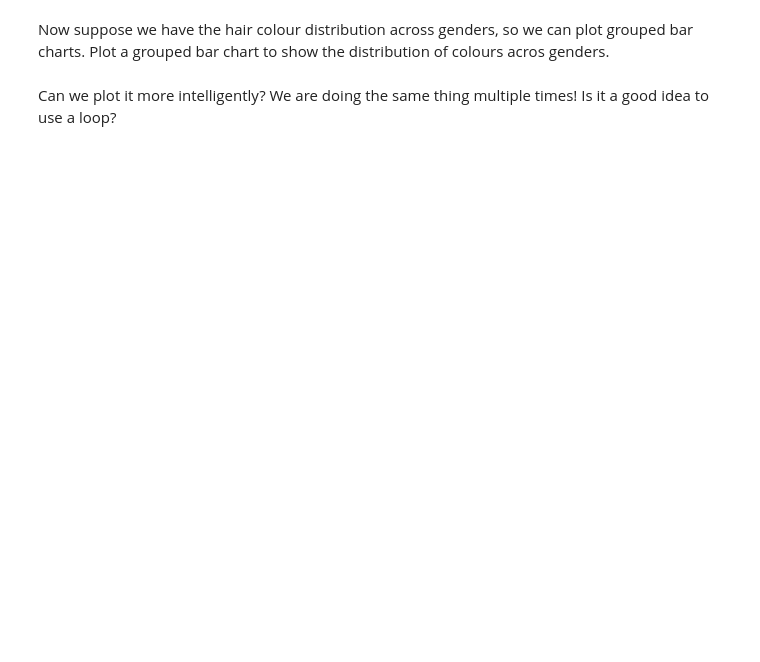
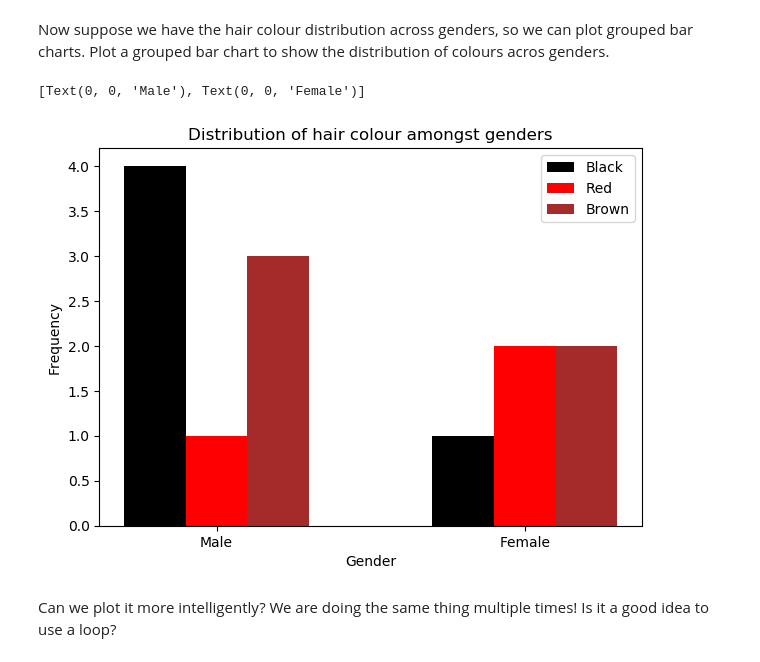
Before and after one commit to gaoshangdeakin/SIT384-Jupyter, a Jupyter notebook: SIT384P04A-Matplotlib Plot.ipynb, the cells around one changed output. Cells and saved outputs as stored; diff of their text form; code cells hidden in the pictures; blank space fills up the shorter version.

```diff
--- a/SIT384P04A-Matplotlib Plot.ipynb
+++ b/SIT384P04A-Matplotlib Plot.ipynb
@@ -356,29 +455,32 @@ Now suppose we have the hair colour distribution across genders, so we can plot
 # %%
 """
         black  red  brown
 Male      4     1     3
 Female    1     2     2
 
 """
 
 data = np.array([[4, 1, 3],
-                 [1, 2, 3]])
+                 [1, 2, 2]])
 
 x_pos = np.arange(2)
 width = 0.2
 fig, ax = plt.subplots(figsize=(7, 5), dpi=100)
 ax.bar(x_pos, data[:, 0], width=width, color='black', label='Black', align='center')
 ax.bar(x_pos+width, data[:, 1], width=width, color='red', label='Red', align='center')
 ax.bar(x_pos+2*width, data[:, 2], width=width, color='brown', label='Brown', align='center')
 
 ax.legend()
 
 ax.set_xlabel("Gender")
 ax.set_ylabel("Frequency")
 ax.set_title("Distribution of hair colour amongst genders")
 
 ax.set_xticks(x_pos+width)
 ax.set_xticklabels(['Male', 'Female'])
+# %% [output]
+[Text(0, 0, 'Male'), Text(0, 0, 'Female')]
+[figure, added]
 # %% [markdown]
 Can we plot it more intelligently? We are doing the same thing multiple times! Is it a good idea to use a loop?
 # %%
```
Also changed, not shown: parts of 47 cells of this notebook.
